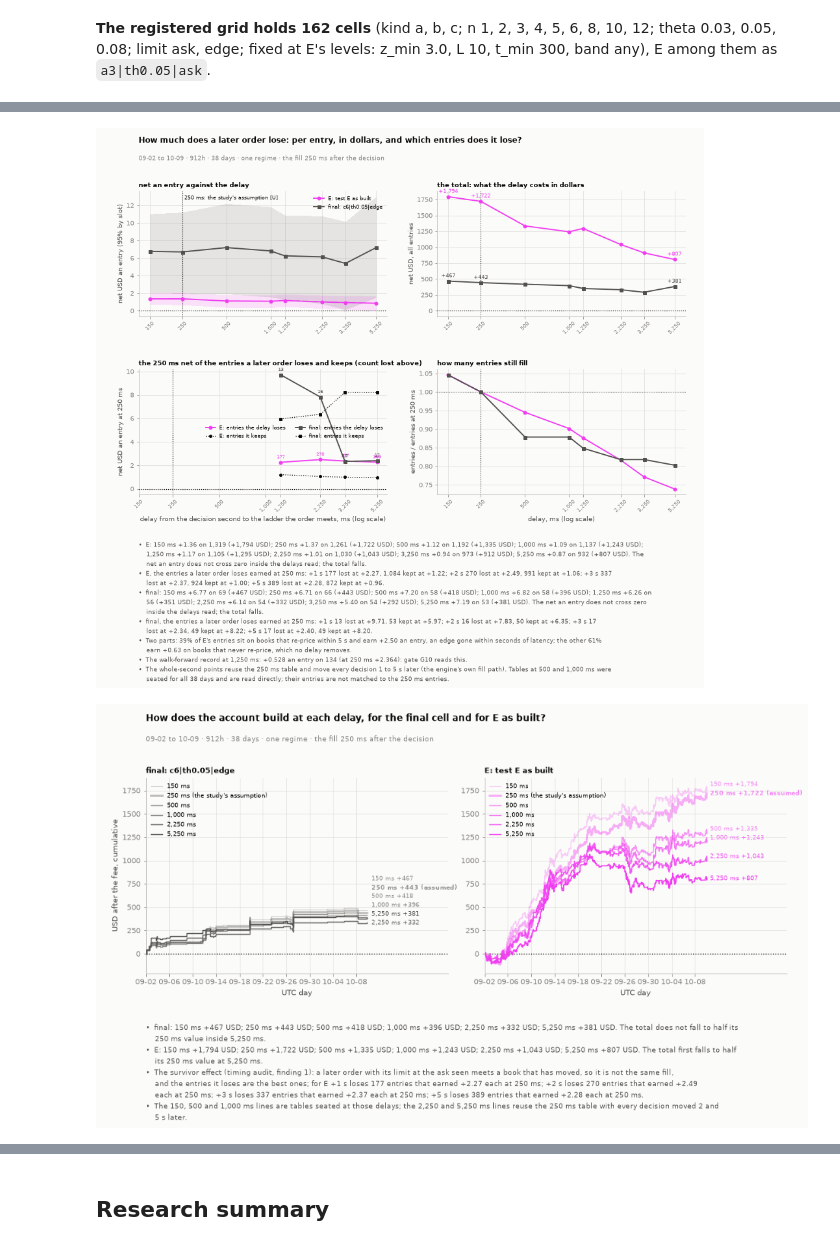
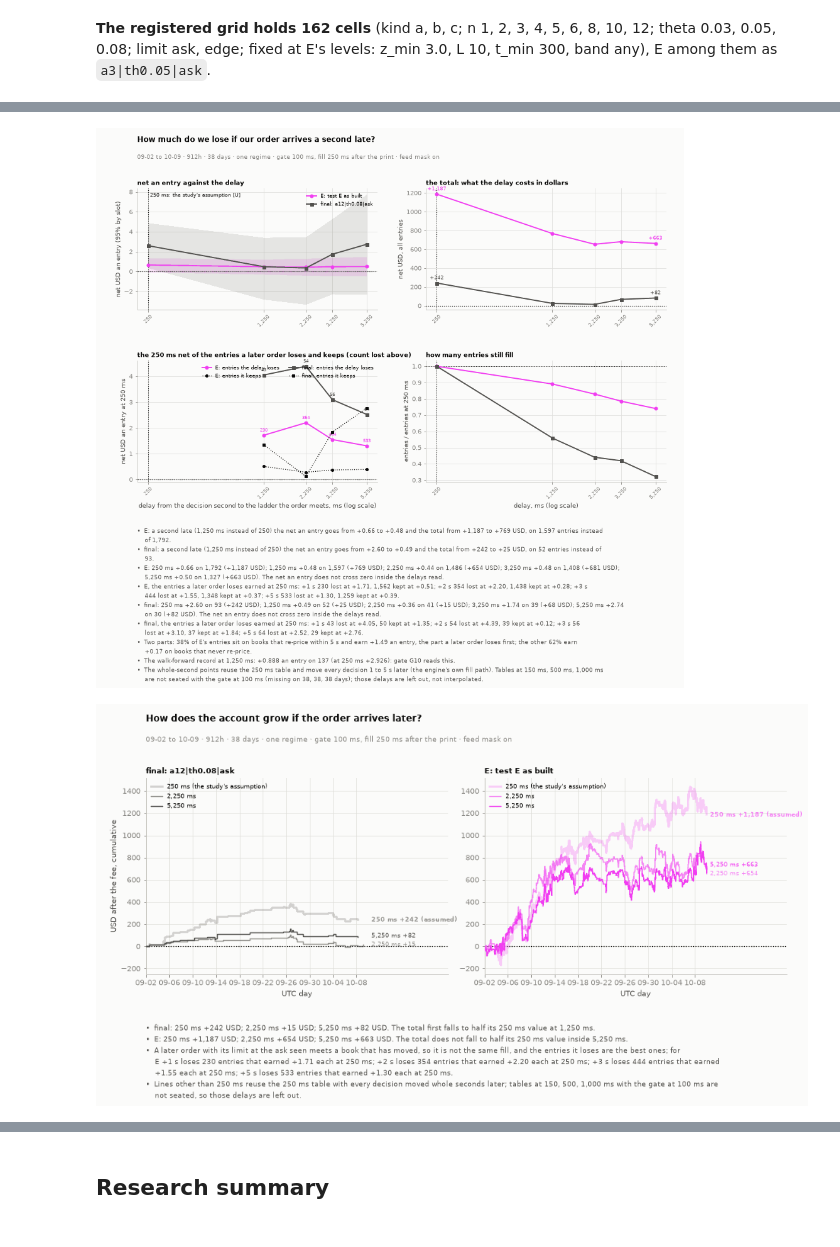
Before and after one commit to kurarensu777-sys/ralph-for-hedge-fund, a Jupyter notebook: platform/research/studies/2026-10-11-predmkts-binance-burst-15m-updown-stale-book.ipynb, the cells around one changed output, grey strips where cells are left out. Drawn from its saved outputs; the diff is of its cells as text; code cells hidden in the pictures.

```diff
--- a/platform/research/studies/2026-10-11-predmkts-binance-burst-15m-updown-stale-book.ipynb
+++ b/platform/research/studies/2026-10-11-predmkts-binance-burst-15m-updown-stale-book.ipynb
@@ -141,30 +124,26 @@ LF.setup()
 plt.rcParams["figure.dpi"] = 72
 assert TUNE_LEVELS == ST.TUNE_LEVELS and TUNE_FIXED == ST.TUNE_FIXED, "the parameters are not the module's grid"
 t0 = time.time()
-TAB = B.Tab(DAYS, fill_ms=LAT_MS)
+TAB = B.Tab(DAYS, fill_ms=LAT_MS, decide_ms=DECIDE_MS, ref=REF)
 ALL_IDX = np.arange(len(DAYS))
-CAND = C.BuyNearStale()
+CAND = C.BuyNearStale(feed=FEED)
+CAND_RAW = C.BuyNearStale(feed=False)                      # the same rule without the feed mask: only for the live replay, which has none
 CFG_E = ST.tune_cell(**E_CELL)
 CFG_A = dict(CFG_E, n=0, name="A")
 E_ALL = B.concat(CAND.run(TAB, CFG_E, {}))
 A_ALL = B.concat(CAND.run(TAB, CFG_A, {}))
-import inspect
-_NOFEED = {"feed": False} if "feed" in inspect.signature(C.near_tests).parameters else {}       # this run is on the engine without the feed mask (see S0)
-TESTS_U21, MASKS_U21 = C.near_tests(TAB, **_NOFEED)        # um-021's own code: E and A here must be its tests E and A
+TESTS_U21, MASKS_U21 = C.near_tests(TAB, feed=FEED)       # um-021's own code: E and A here must be its tests E and A, on the same table and feed mask
 _same = lambda a_, b_: len(a_["net"]) == len(b_["net"]) and np.array_equal(a_["w"], b_["w"]) and np.array_equal(a_["k"], b_["k"]) and np.allclose(a_["net"], b_["net"])
 assert _same(E_ALL, TESTS_U21["E"]) and _same(A_ALL, TESTS_U21["A"]), "the grid's E or A cell is not um-021's test"
 S_E, S_A = ST.stats5(E_ALL), ST.stats(A_ALL)
 HALF = len(DAYS) // 2
 FIGURES = []
-WIN = f"{DAYS[0][5:]} to {DAYS[-1][5:]} · {24 * len(DAYS):,}h · {len(DAYS)} days · one regime · the fill {LAT_MS} ms after the decision"
+WIN = f"{DAYS[0][5:]} to {DAYS[-1][5:]} · {24 * len(DAYS):,}h · {len(DAYS)} days · one regime · gate {DECIDE_MS} ms, fill {LAT_MS} ms after the print · feed mask on"
 ASSET = list(TF.COINS)
 N_AXIS = figstyle.NEUTRAL["axis"]
 sgn = lambda v_, d_=2: "n/a" if v_ is None or not np.isfinite(v_) else f"{v_:+,.{d_}f}"
 pct = lambda v_, d_=1: "n/a" if v_ is None or not np.isfinite(v_) else f"{v_ * 100:.{d_}f}%"
-OLD_E = ST.old_book(TAB, E_ALL)                            # the timing audit's frozen-feed entries (a book row 2 s old or more), still in this engine
-FEED_LIVE = C.feed_live(TAB) if hasattr(C, "feed_live") else None      # the feed mask another change adds (every book of the slot silent = a hole); counted, not applied
-silent = lambda e_: (int((~FEED_LIVE[e_["w"], e_["k"]]).sum()), float(np.asarray(e_["net"])[~FEED_LIVE[e_["w"], e_["k"]]].sum())) if FEED_LIVE is not None and len(e_["net"]) else (0, 0.0)
-SILENT_E = silent(E_ALL)
+FEED_LIVE = C.feed_live(TAB)                               # the feed mask the rule applies: False where every book of the slot is silent
 
 def row(label, s):
     if not s.get("n"):
@@ -636,11 +587,11 @@ SH, DSR = ST.deflated_record(TUNE, ENT)
 LAT_TABS = {LAT_MS: TAB}
 LAT_MISSING = {}
 for ms_ in (150, 500, 1000):
-    miss_ = [d_ for d_ in DAYS if RUNNER.seated(d_, ms_) is None]
+    miss_ = [d_ for d_ in DAYS if RUNNER.seated(d_, ms_, DECIDE_MS, REF) is None]
     if miss_:
         LAT_MISSING[ms_] = miss_
         continue
-    LAT_TABS[ms_] = B.Tab(DAYS, fill_ms=ms_)
+    LAT_TABS[ms_] = B.Tab(DAYS, fill_ms=ms_, decide_ms=DECIDE_MS, ref=REF)
 LAT = {"E": ("E: test E as built", ST.latency_rows(CAND, LAT_TABS, CFG_E, LAT_MS, EXTRA_S)), "cell": (f"final: {CFG['name']}", ST.latency_rows(CAND, LAT_TABS, CFG, LAT_MS, EXTRA_S))}
 DELAY_E = {"E": ST.delay_entries(CAND, LAT_TABS, CFG_E, LAT_MS, EXTRA_S), "cell": ST.delay_entries(CAND, LAT_TABS, CFG, LAT_MS, EXTRA_S)}     # S4.2's paths
 LAT_SEATED = sorted(LAT_TABS)
@@ -657,14 +608,15 @@ FINAL_ROWS = [_line("Final cell, every seated day (chosen on them)", len(DAYS),
               _line("E tuned at 1,250 ms", len(OOS_DAYS), WF_1S), _line("E tuned at twice the fee", len(OOS_DAYS), WF_FEE2)]
 _rp = REPRICE["E"]
 _n_rest = _rp["same"][0] + _rp["lower"][0]
-_notes = [f"Answer: the final setting's honest read is E tuned's walk-forward record, {sgn(TS['per'])} an entry on {TS['n']:,} ({sgn(TS['per_ex_top5'])} without the best 5%), "
-          f"not its own {len(DAYS)}-day {sgn(S_CELL['per'])}, which it was chosen on.",
-          ("The plateau centre on every seated day is E as built: the tuning confirms the brief's 3 s, definition (a), a 5 c discount to fair value and the ask-seen limit."
+_ok_late = bool(WF_1S.get("n") and WF_1S["per"] > 0 and WF_FEE2.get("n") and WF_FEE2["per"] > 0)
+_notes = [f"{'Yes' if _ok_late else 'No'}. The tuned record nets {sgn(TS['per'])} USD an entry on {TS['n']:,} entries ({sgn(TS['per_ex_top5'])} without the best 5%); with the order a second later "
+          f"{sgn(WF_1S['per'])}, at twice the fee {sgn(WF_FEE2['per'])}. These walk-forward numbers are the honest read, not the {len(DAYS)}-day {sgn(S_CELL['per'])} the final setting was chosen on.",
+          ("The plateau centre on every seated day is E as built: the tuning confirms 3 s, definition (a), a 5 c discount to fair value and the ask-seen limit."
            if FINAL_IS_E else f"The plateau centre on every seated day is {CFG['name']} ({C.STALE_DEFS[CFG['kind']].split('(')[0].strip()}; {CFG['n']} s; a {CFG['theta'] * 100:.0f} c discount to fair value; limit at {ST.LIMIT_NAME[CFG['limit']]}), not E as built ({CFG_E['name']}).")
-          + f" Its own {len(DAYS)}-day numbers are in-sample; the walk-forward row is its honest read.",
+          + f" Its own {len(DAYS)}-day numbers are in-sample.",
           f"Of E's {S_E['n']:,} entries, {_rp['higher'][0]:,} ({_rp['higher'][0] / max(S_E['n'], 1):.0%}) sit on books whose near ask 5 s later is above the ask seen: they earn {sgn(_rp['higher'][1])} an entry, "
-          f"a re-pricing edge that a later order with its limit at the ask seen loses within seconds. The other {_n_rest:,} earn {sgn((_rp['same'][2] + _rp['lower'][2]) / max(_n_rest, 1))} on books that did not re-price (timing audit, finding 1).",
-          "; ".join(f"{t_.split(':')[0]}: {sgn(rr_[0]['total'], 0)} USD at {rr_[0]['ms']:,} ms, {sgn(next(r_['total'] for r_ in rr_ if r_['ms'] == LAT_MS), 0)} at {LAT_MS} ms, {sgn(rr_[-1]['total'], 0)} at {rr_[-1]['ms']:,} ms" for t_, rr_ in LAT.values())
+          f"and a later order with its limit at the ask seen loses them first. The other {_n_rest:,} earn {sgn((_rp['same'][2] + _rp['lower'][2]) / max(_n_rest, 1))} on books that did not re-price.",
+          "; ".join(f"{t_.split(':')[0]}: " + ", ".join(f"{sgn(r_['total'], 0)} USD at {r_['ms']:,} ms" for r_ in ([rr_[0]] if rr_[0]['ms'] != LAT_MS else []) + [next(r_ for r_ in rr_ if r_['ms'] == LAT_MS), rr_[-1]]) for t_, rr_ in LAT.values())
           + ": a later order keeps fewer entries and loses the best ones, so the dollars fall faster than the net an entry.",
           "; ".join(f"{t_.split(':')[0]} breaks even at {c_['be_mult']:.2f}x the fee" for t_, c_ in COSTS.values()) + "."]
 figstyle.show(ST.final_fig({k_: LAT[k_] for k_ in ("E", "cell")}, COSTS, FINAL_ROWS, ["Read", "Days", "Entries", "Win", "Net an entry (95%)", "Ex-5% (95%)", "Net USD"], _notes, WIN, LAT_MS),
@@ -877,38 +817,45 @@ seated tables [150, 250, 500, 1000]; not seated on every day: {}
 # %%
 _notes = []
 for lab_, (t_, rows_) in LAT.items():
+    now_, late_ = next(r_ for r_ in rows_ if r_["ms"] == LAT_MS), next((r_ for r_ in rows_ if r_["ms"] == LAT_MS + 1000), None)
+    if late_ is not None and lab_ in ("E", "cell"):
+        _notes.append(f"{t_.split(':')[0]}: a second late ({late_['ms']:,} ms instead of {LAT_MS}) the net an entry goes from {sgn(now_['s']['per'])} to {sgn(late_['s']['per'])} "
+                      f"and the total from {sgn(now_['total'], 0)} to {sgn(late_['total'], 0)} USD, on {late_['s']['n']:,} entries instead of {now_['s']['n']:,}.")
+for lab_, (t_, rows_) in LAT.items():
     cx_ = ST.crossing(rows_)
     _notes.append(f"{t_.split(':')[0]}: " + "; ".join(f"{r_['ms']:,} ms {sgn(r_['s']['per'])} on {r_['s']['n']:,} ({sgn(r_['total'], 0)} USD)" for r_ in rows_) + ". "
-                  + (f"The net an entry crosses zero near {cx_:,.0f} ms." if cx_ is not None else "The net an entry does not cross zero inside the delays read; the total falls."))
+                  + (f"The net an entry crosses zero near {cx_:,.0f} ms." if cx_ is not None else
+                     ("The net an entry is at or below zero from the study's delay on." if rows_[0]["s"]["per"] <= 0 else "The net an entry does not cross zero inside the delays read.")))
     sp_ = [r_ for r_ in rows_ if r_["kept_n"] and r_["ms"] != LAT_MS]
     if sp_:
         _notes.append(f"{t_.split(':')[0]}, the entries a later order loses earned at {LAT_MS} ms: " + "; ".join(f"+{(r_['ms'] - LAT_MS) // 1000} s {r_['lost_n']:,} lost at {sgn(r_['lost_per'])}, {r_['kept_n']:,} kept at {sgn(r_['kept_per'])}" for r_ in sp_) + ".")
 _rp = REPRICE["E"]
 _n_rest = _rp["same"][0] + _rp["lower"][0]
-_notes.append(f"Two parts: {_rp['higher'][0] / max(S_E['n'], 1):.0%} of E's entries sit on books that re-price within 5 s and earn {sgn(_rp['higher'][1])} an entry, an edge gone within seconds of latency; "
-              f"the other {_n_rest / max(S_E['n'], 1):.0%} earn {sgn((_rp['same'][2] + _rp['lower'][2]) / max(_n_rest, 1))} on books that never re-price, which no delay removes.")
+_notes.append(f"Two parts: {_rp['higher'][0] / max(S_E['n'], 1):.0%} of E's entries sit on books that re-price within 5 s and earn {sgn(_rp['higher'][1])} an entry, the part a later order loses first; "
+              f"the other {_n_rest / max(S_E['n'], 1):.0%} earn {sgn((_rp['same'][2] + _rp['lower'][2]) / max(_n_rest, 1))} on books that never re-price.")
 _notes.append(f"The walk-forward record at 1,250 ms: {sgn(WF_1S['per'], 3)} an entry on {WF_1S['n']:,} (at 250 ms {sgn(TS['per'], 3)}): gate G10 reads this.")
 _notes.append("The whole-second points reuse the 250 ms table and move every decision 1 to 5 s later (the engine's own fill path). "
               + (f"Tables at 500 and 1,000 ms were seated for all {len(DAYS)} days and are read directly; their entries are not matched to the 250 ms entries."
-                 if not LAT_MISSING else f"Not seated on every day: {', '.join(f'{k_} ms ({len(v_)} days)' for k_, v_ in LAT_MISSING.items())}; those delays are left out, not interpolated."))
+                 if not LAT_MISSING else f"Tables at {', '.join(f'{k_:,} ms' for k_ in sorted(LAT_MISSING))} are not seated with the gate at {DECIDE_MS} ms (missing on {', '.join(str(len(v_)) for _, v_ in sorted(LAT_MISSING.items()))} days); those delays are left out, not interpolated."))
 figstyle.show(ST.latency_fig(LAT, WIN, _notes, LAT_MS), "fig:s4-latency", FIGURES)
 # %% [output]
-[figure, old version]
+[figure, new version]
 # %%
 # ---- the same delays as paths over the days: the account after the fee at each delay, the final cell beside E as built ----
 _show = (150, 250, 500, 1000, 2250, 5250)
 _pan = {k_: (LAT[k_][0], [(f"{ms_:,} ms", DELAY_E[k_][ms_], ms_ == LAT_MS) for ms_ in _show if ms_ in DELAY_E[k_]]) for k_ in ("cell", "E")}
 _notes = []
 for k_ in ("cell", "E"):
     pts_ = [(ms_, float(np.sum(DELAY_E[k_][ms_]["net"])), ms_ == LAT_MS) for ms_ in DELAY_E[k_]]
     h_ = ST.halving(pts_)
     _notes.append(f"{LAT[k_][0].split(':')[0]}: " + "; ".join(f"{ms_:,} ms {sgn(v_, 0)} USD" for ms_, v_, b_ in pts_ if ms_ in _show) + ". "
                   + (f"The total first falls to half its {LAT_MS} ms value at {h_:,} ms." if h_ else f"The total does not fall to half its {LAT_MS} ms value inside {max(DELAY_E[k_]):,} ms."))
 _sp = [r_ for r_ in LAT["E"][1] if r_["kept_n"] and r_["ms"] != LAT_MS]
-_notes.append("The survivor effect (timing audit, finding 1): a later order with its limit at the ask seen meets a book that has moved, so it is not the same fill, and the "
+_notes.append("A later order with its limit at the ask seen meets a book that has moved, so it is not the same fill, and the "
               "entries it loses are the best ones; for E " + "; ".join(f"+{(r_['ms'] - LAT_MS) // 1000} s loses {r_['lost_n']:,} entries that earned {sgn(r_['lost_per'])} each at {LAT_MS} ms" for r_ in _sp) + ".")
-_notes.append(f"The 150, 500 and 1,000 ms lines are tables seated at those delays; the 2,250 and 5,250 ms lines reuse the {LAT_MS} ms table with every decision moved 2 and 5 s later.")
-figstyle.show(ST.paths_fig(_pan, DAYS, WIN, _notes, "How does the account build at each delay, for the final cell and for E as built?"), "fig:s4-delay-paths", FIGURES)
+_notes.append(f"Lines other than {LAT_MS} ms reuse the {LAT_MS} ms table with every decision moved whole seconds later"
+              + (f"; tables at {', '.join(f'{m_:,}' for m_ in sorted(LAT_MISSING))} ms with the gate at {DECIDE_MS} ms are not seated, so those delays are left out." if LAT_MISSING else "; the other lines are tables seated at their delays."))
+figstyle.show(ST.paths_fig(_pan, DAYS, WIN, _notes, "How does the account grow if the order arrives later?"), "fig:s4-delay-paths", FIGURES)
 # %% [output]
-[figure, old version]
+[figure, new version]
 # %% [markdown]
```
Also changed, not shown: parts of 83 cells of this notebook, 13 other files.
